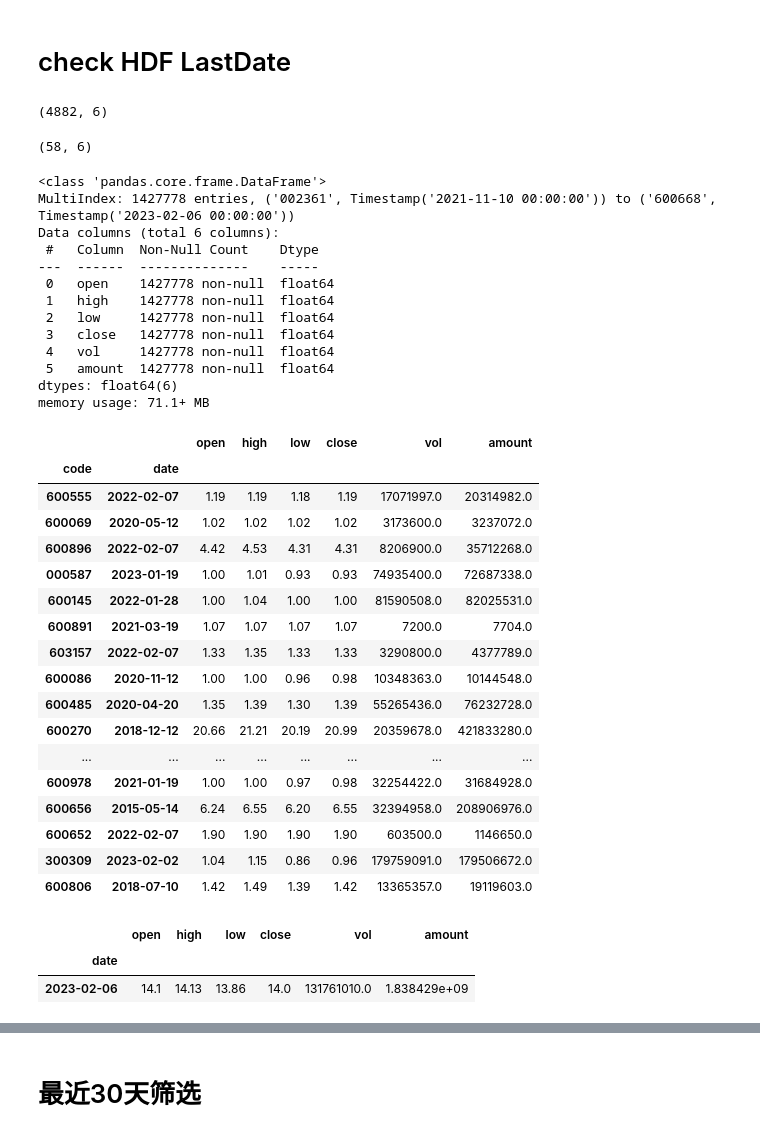
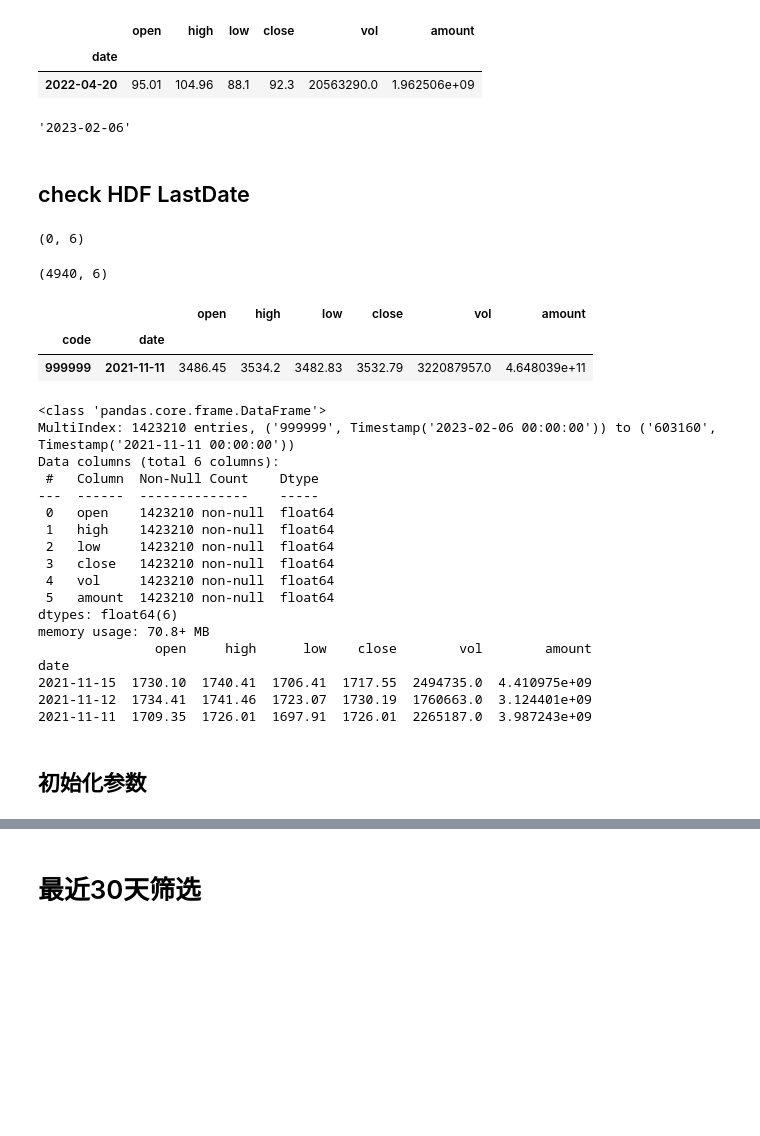
Before and after one commit to johnsonhongyi/pyQuant3, a Jupyter notebook: stock/jupyterAlgo/Quant2023/Tdx-MultiIndex-Search.ipynb, the cells around one changed output, grey strips where cells are left out. Saved outputs shown, nothing was run; the diff lists cells and outputs as text; code cells hidden in the pictures; blank space fills up the shorter version.

Commit message:
fix multidata append bug

```diff
--- a/stock/jupyterAlgo/Quant2023/Tdx-MultiIndex-Search.ipynb
+++ b/stock/jupyterAlgo/Quant2023/Tdx-MultiIndex-Search.ipynb
@@ -167,50 +207,53 @@ use time:3.86
+# %%
+df.loc['688072'][-1:]
+# %% [output]
+|  | open | high | low | close | vol | amount |
+| date |  |  |  |  |  |  |
+| 2022-04-20 | 95.01 | 104.96 | 88.1 | 92.3 | 20563290.0 | 1.962506e+09 |
+# %%
+dm = sina_data.Sina().market('all')
+lastday = cct.last_tddate()
+lastday
+# %% [output]
+'2023-02-06'
 # %% [markdown]
-# check HDF LastDate
+## check HDF LastDate
 # %%
 df_tail1 = df.groupby(level=[0]).tail(1)
 # df_tail1.index
-df_tail1[df_tail1.index.get_level_values('date') == '2023-02-06'].shape
-df_tail1[df_tail1.index.get_level_values('date') != '2023-02-06'].shape
+df_tail1[df_tail1.index.get_level_values('date') == cct.get_today()].shape
+df_tail1[df_tail1.index.get_level_values('date') != cct.get_today()].shape
 # %% [output]
-(4882, 6)
+(0, 6)
-(58, 6)
+(4940, 6)
+# %%
+df_tail1[df_tail1.index.get_level_values('date') != cct.get_today()][:1]
+# %% [output]
+|  |  | open | high | low | close | vol | amount |
+| code | date |  |  |  |  |  |  |
+| 999999 | 2021-11-11 | 3486.45 | 3534.2 | 3482.83 | 3532.79 | 322087957.0 | 4.648039e+11 |
 # %%
 df.info()
-
-
-df.loc['000001'][-1:]
+code_t='600519'
+print(df.loc[code_t][-3:])
+# df.loc['000001'][-1:]
+dfbak=df.copy()
 # %% [output]
 <class 'pandas.core.frame.DataFrame'>
-MultiIndex: 1427778 entries, ('002361', Timestamp('2021-11-10 00:00:00')) to ('600668', Timestamp('2023-02-06 00:00:00'))
+MultiIndex: 1423210 entries, ('999999', Timestamp('2023-02-06 00:00:00')) to ('603160', Timestamp('2021-11-11 00:00:00'))
 Data columns (total 6 columns):
  #   Column  Non-Null Count    Dtype
 ---  ------  --------------    -----
- 0   open    1427778 non-null  float64
- 1   high    1427778 non-null  float64
- 2   low     1427778 non-null  float64
- 3   close   1427778 non-null  float64
- 4   vol     1427778 non-null  float64
- 5   amount  1427778 non-null  float64
+ 0   open    1423210 non-null  float64
+ 1   high    1423210 non-null  float64
+ 2   low     1423210 non-null  float64
+ 3   close   1423210 non-null  float64
+ 4   vol     1423210 non-null  float64
+ 5   amount  1423210 non-null  float64
 dtypes: float64(6)
-memory usage: 71.1+ MB
+memory usage: 70.8+ MB
+               open     high      low    close        vol        amount
+date
+2021-11-15  1730.10  1740.41  1706.41  1717.55  2494735.0  4.410975e+09
+2021-11-12  1734.41  1741.46  1723.07  1730.19  1760663.0  3.124401e+09
+2021-11-11  1709.35  1726.01  1697.91  1726.01  2265187.0  3.987243e+09
-|  |  | open | high | low | close | vol | amount |
-| code | date |  |  |  |  |  |  |
-| 600555 | 2022-02-07 | 1.19 | 1.19 | 1.18 | 1.19 | 17071997.0 | 20314982.0 |
-| 600069 | 2020-05-12 | 1.02 | 1.02 | 1.02 | 1.02 | 3173600.0 | 3237072.0 |
-| 600896 | 2022-02-07 | 4.42 | 4.53 | 4.31 | 4.31 | 8206900.0 | 35712268.0 |
-| 000587 | 2023-01-19 | 1.00 | 1.01 | 0.93 | 0.93 | 74935400.0 | 72687338.0 |
-| 600145 | 2022-01-28 | 1.00 | 1.04 | 1.00 | 1.00 | 81590508.0 | 82025531.0 |
-| 600891 | 2021-03-19 | 1.07 | 1.07 | 1.07 | 1.07 | 7200.0 | 7704.0 |
-| 603157 | 2022-02-07 | 1.33 | 1.35 | 1.33 | 1.33 | 3290800.0 | 4377789.0 |
-| 600086 | 2020-11-12 | 1.00 | 1.00 | 0.96 | 0.98 | 10348363.0 | 10144548.0 |
-| 600485 | 2020-04-20 | 1.35 | 1.39 | 1.30 | 1.39 | 55265436.0 | 76232728.0 |
-| 600270 | 2018-12-12 | 20.66 | 21.21 | 20.19 | 20.99 | 20359678.0 | 421833280.0 |
-| ... | ... | ... | ... | ... | ... | ... | ... |
-| 600978 | 2021-01-19 | 1.00 | 1.00 | 0.97 | 0.98 | 32254422.0 | 31684928.0 |
-| 600656 | 2015-05-14 | 6.24 | 6.55 | 6.20 | 6.55 | 32394958.0 | 208906976.0 |
-| 600652 | 2022-02-07 | 1.90 | 1.90 | 1.90 | 1.90 | 603500.0 | 1146650.0 |
-| 300309 | 2023-02-02 | 1.04 | 1.15 | 0.86 | 0.96 | 179759091.0 | 179506672.0 |
-| 600806 | 2018-07-10 | 1.42 | 1.49 | 1.39 | 1.42 | 13365357.0 | 19119603.0 |
-|  | open | high | low | close | vol | amount |
-| date |  |  |  |  |  |  |
-| 2023-02-06 | 14.1 | 14.13 | 13.86 | 14.0 | 131761010.0 | 1.838429e+09 |
@@ -217,3 +262,5 @@ memory usage: 71.1+ MB
+# %% [markdown]
+## 初始化参数
 # %%
 app = True
 tdx = True
```
Also changed, not shown: parts of 22 cells of this notebook, 5 other files.
